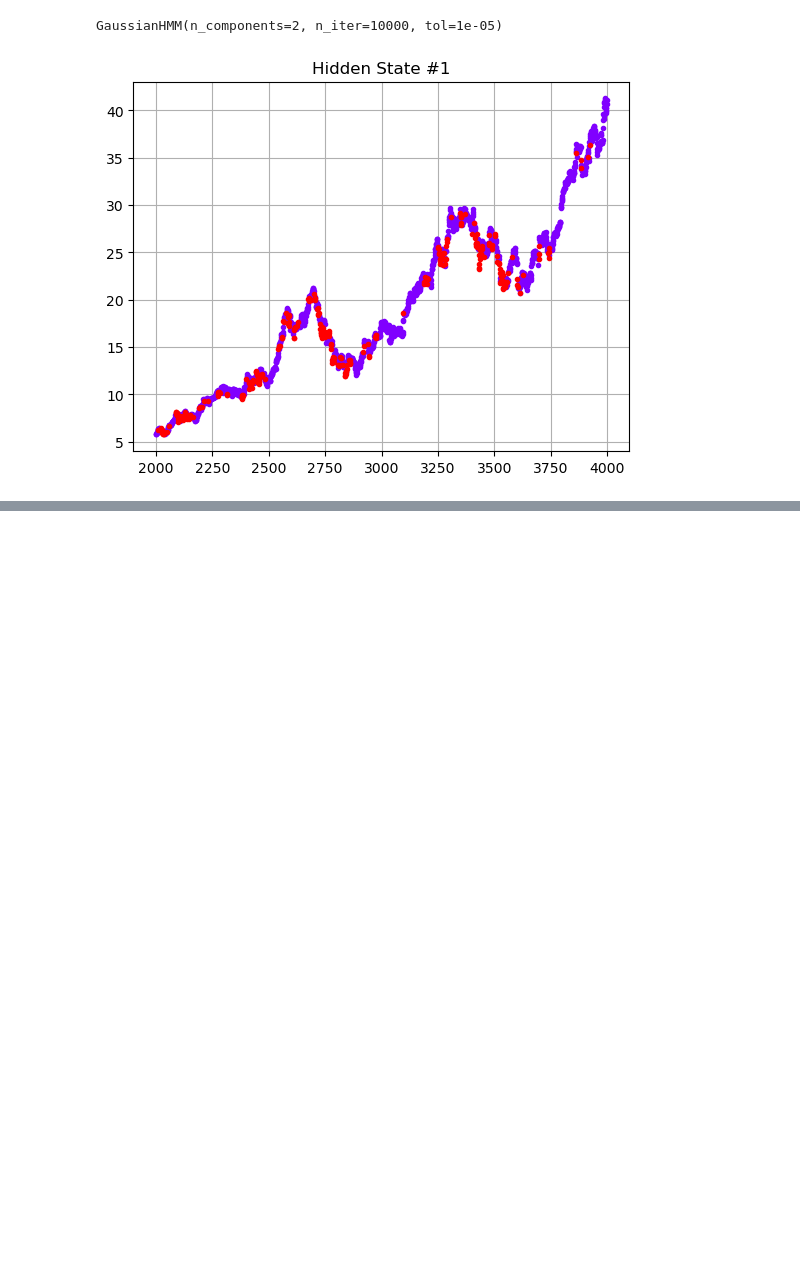
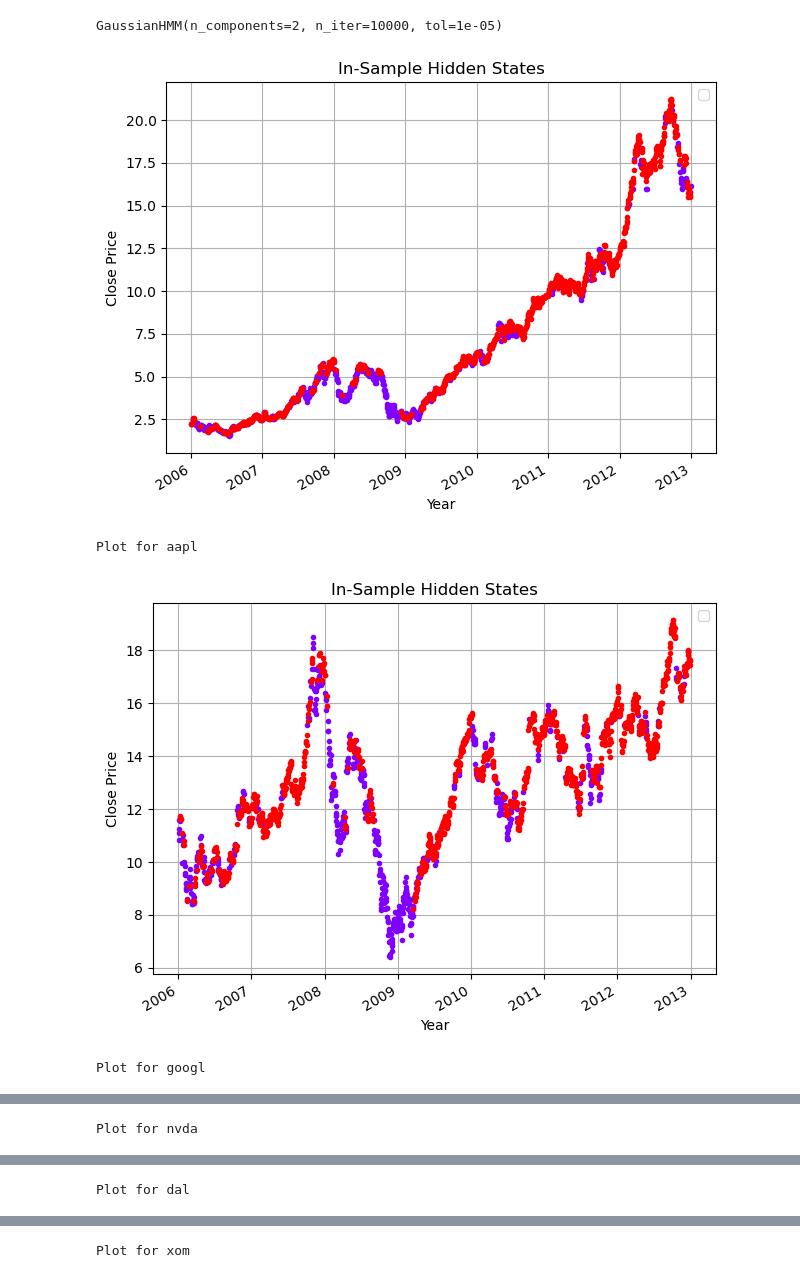
Before and after one commit to srijanrodo/erdos_regime_switch, a Jupyter notebook: stock_hmm.ipynb, the cells around one changed output, grey strips where cells are left out. Saved outputs shown, nothing was run; the diff lists cells and outputs as text; code cells hidden in the pictures; blank space fills up the shorter version.

```diff
--- a/stock_hmm.ipynb
+++ b/stock_hmm.ipynb
@@ -57,8 +59,17 @@ def plot_in_sample_hidden_states(hmm_model, df, features):
             ".", linestyle='none',
             c=colour
         )
-        ax.set_title(f"Hidden State #{i}")
-        ax.grid(True)
+# Format x-axis with years
+    ax.xaxis.set_major_locator(mdates.YearLocator())      # one tick per year
+    ax.xaxis.set_major_formatter(mdates.DateFormatter('%Y'))  # format tick labels as YYYY
+    fig.autofmt_xdate()  # Rotate labels automatically
+
+    ax.set_title("In-Sample Hidden States")
+    ax.set_xlabel("Year")
+    ax.set_ylabel("Close Price")
+    ax.grid(True)
+    ax.legend()
+    plt.tight_layout()
     plt.show()
 # %%
 xdata=np.concatenate(data)
@@ -75,7 +86,15 @@ for x in data_full:
     modl=GaussianHMM(n_components=2,n_iter=10000,tol=1e-5)
     modl.fit(x[features])
     models.append(modl)
-# %%
-plot_in_sample_hidden_states(model,data_full[0][2000:4000],features)
-# %% [output]
-[figure, removed]
+# %%
+for i in range(len(stocks)):
+    stock = data_full[i]
+    df= stock[stock["Date"].dt.year.isin(range(2006,2013))].reset_index(drop=True)
+    df.set_index('Date', inplace=True)
+    plot_in_sample_hidden_states(model,df,features)
+    print(f"Plot for {stocks[i]}")
+# %% [output]
+[figure, added]
+Plot for aapl
+[figure, added]
+Plot for googl
@@ -81,0 +102 @@ plot_in_sample_hidden_states(model,data_full[0][2000:4000],features)
+Plot for nvda
@@ -81,0 +104 @@ plot_in_sample_hidden_states(model,data_full[0][2000:4000],features)
+Plot for dal
@@ -81,0 +106 @@ plot_in_sample_hidden_states(model,data_full[0][2000:4000],features)
+Plot for xom
```
Also changed, not shown: parts of 6 cells of this notebook, 1 other file.
